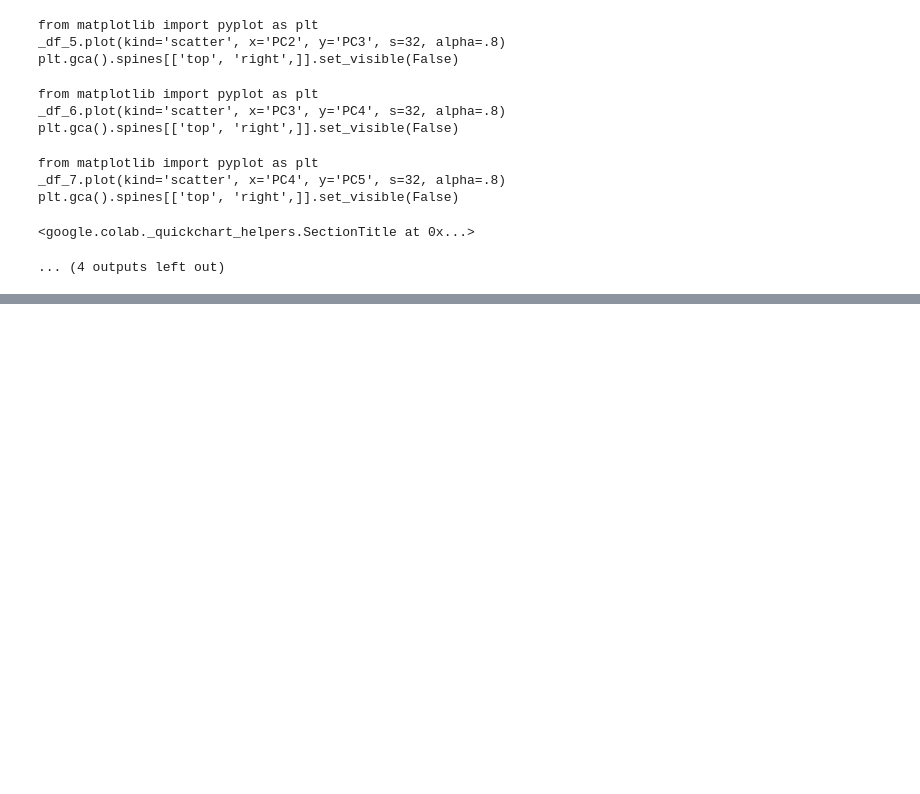
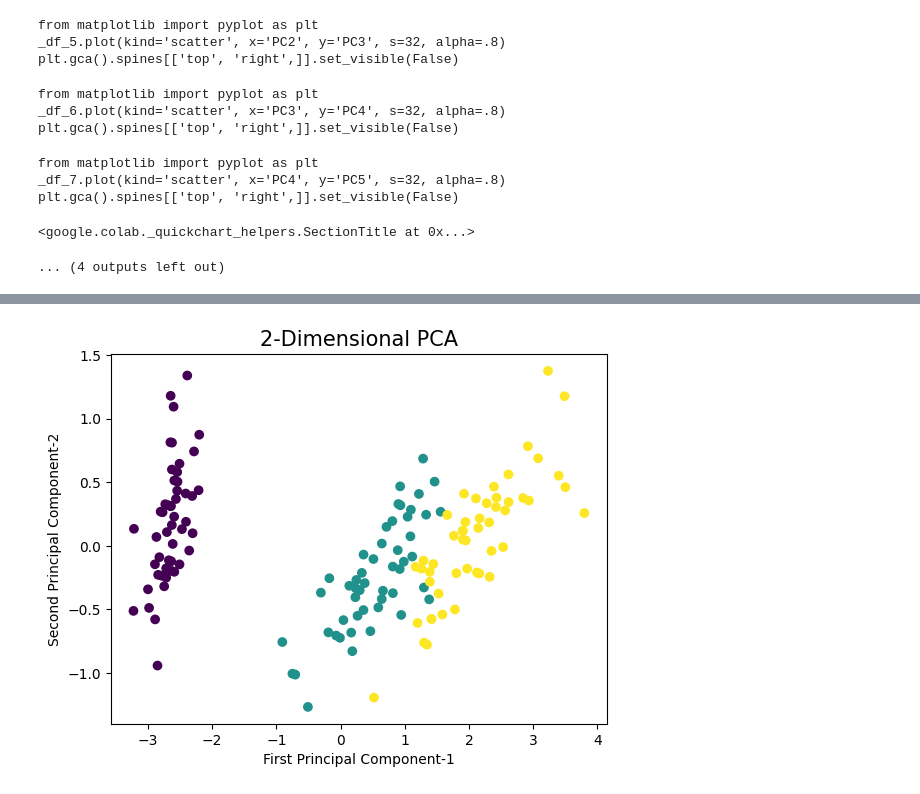
Before and after one commit to Neersha/Machine-learning, a Jupyter notebook: Monazite_Machine_Learning_python2.ipynb, the cells around one changed output, grey strips where cells are left out. Drawn from its saved outputs; the diff is of its cells as text; code cells hidden in the pictures; blank space fills up the shorter version.

```diff
--- a/Monazite_Machine_Learning_python2.ipynb
+++ b/Monazite_Machine_Learning_python2.ipynb
@@ -142,0 +160,4 @@ fig.show()
+# %%
+iris=load_iris()
+datasets=np.array(iris.data)
+datasets
@@ -142,0 +258,2 @@ fig.show()
+# %%
+iris=datasets.load_iris()
@@ -142,0 +297,3 @@ fig.show()
+# %%
+pca=PCA(n_components=2)
+pca.fit(iris.data)
@@ -142,0 +302,3 @@ fig.show()
+# %%
+x=pca.transform(iris.data)
+x
@@ -142,0 +323,8 @@ fig.show()
+# %%
+plt.scatter(x[:,0],x[:,1],c=iris.target)
+plt.xlabel('First Principal Component-1', fontsize=10)
+plt.ylabel('Second Principal Component-2', fontsize=10)
+plt.title('2-Dimensional PCA', fontsize=15)
+plt.show()
+# %% [output]
+[figure, added]
```
Also changed, not shown: parts of 18 cells of this notebook.
